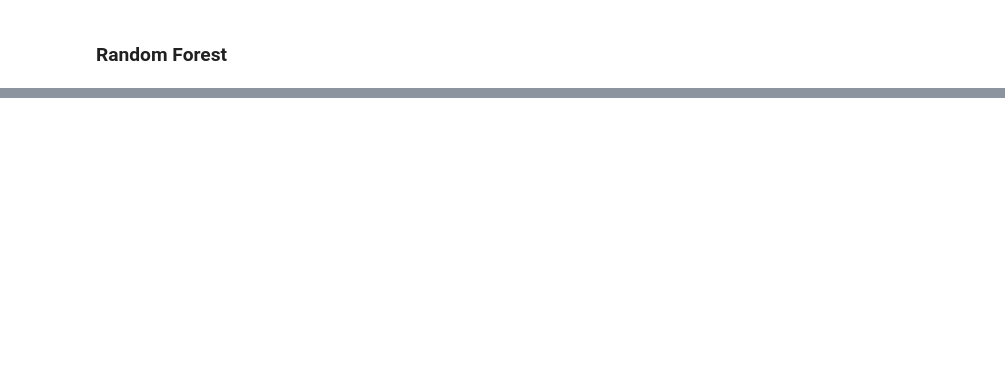
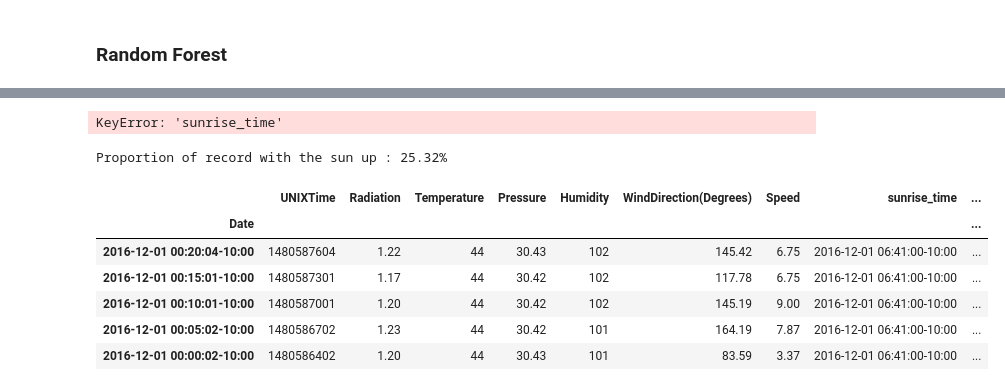
Before and after one commit to vassilispapadop/ml-solar-radiation-prediction, a Jupyter notebook: relative_time_approach.ipynb, the cells around one changed output, grey strips where cells are left out. Saved outputs shown, nothing was run; the diff lists cells and outputs as text; code cells hidden in the pictures; blank space fills up the shorter version.

```diff
--- a/relative_time_approach.ipynb
+++ b/relative_time_approach.ipynb
@@ -553,0 +590,27 @@ throw NotImplementedException
+# %%
+def time_conversion_to_second(time_to_convert):
+    time_converted = datetime.datetime.strptime(time_to_convert, '%H:%M:%S').time()
+    time_in_second = time_converted.hour * 3600 + time_converted.minute * 60 + time_converted.second
+    return time_in_second
+
+def sun_is_up(current_time, rising_time, set_time):
+    return (rising_time < current_time) and (current_time < set_time)
+
+sun_is_up = [sun_is_up(df.index[index], df["sunrise_time"][index], df["sunset_time"][index]) for index in range(df.shape[0])]
+sun_is_up = np.array(Sun_is_up, dtype = int)
+df["sun_is_up"] = sun_is_up
+# %% [output]
+KeyError: 'sunrise_time'
+# %%
+proportion = round(sum(df["sun_is_up"]/df.shape[0]*100), 2)
+print("Proportion of record with the sun up : {0}%".format(proportion))
+df.tail()
+# %% [output]
+Proportion of record with the sun up : 25.32%
+|  | UNIXTime | Radiation | Temperature | Pressure | Humidity | WindDirection(Degrees) | Speed | sunrise_time | ... |
+| Date |  |  |  |  |  |  |  |  | ... |
+| 2016-12-01 00:20:04-10:00 | 1480587604 | 1.22 | 44 | 30.43 | 102 | 145.42 | 6.75 | 2016-12-01 06:41:00-10:00 | ... |
+| 2016-12-01 00:15:01-10:00 | 1480587301 | 1.17 | 44 | 30.42 | 102 | 117.78 | 6.75 | 2016-12-01 06:41:00-10:00 | ... |
+| 2016-12-01 00:10:01-10:00 | 1480587001 | 1.20 | 44 | 30.42 | 102 | 145.19 | 9.00 | 2016-12-01 06:41:00-10:00 | ... |
+| 2016-12-01 00:05:02-10:00 | 1480586702 | 1.23 | 44 | 30.42 | 101 | 164.19 | 7.87 | 2016-12-01 06:41:00-10:00 | ... |
+| 2016-12-01 00:00:02-10:00 | 1480586402 | 1.20 | 44 | 30.43 | 101 | 83.59 | 3.37 | 2016-12-01 06:41:00-10:00 | ... |
```
Also changed, not shown: parts of 28 cells of this notebook.
